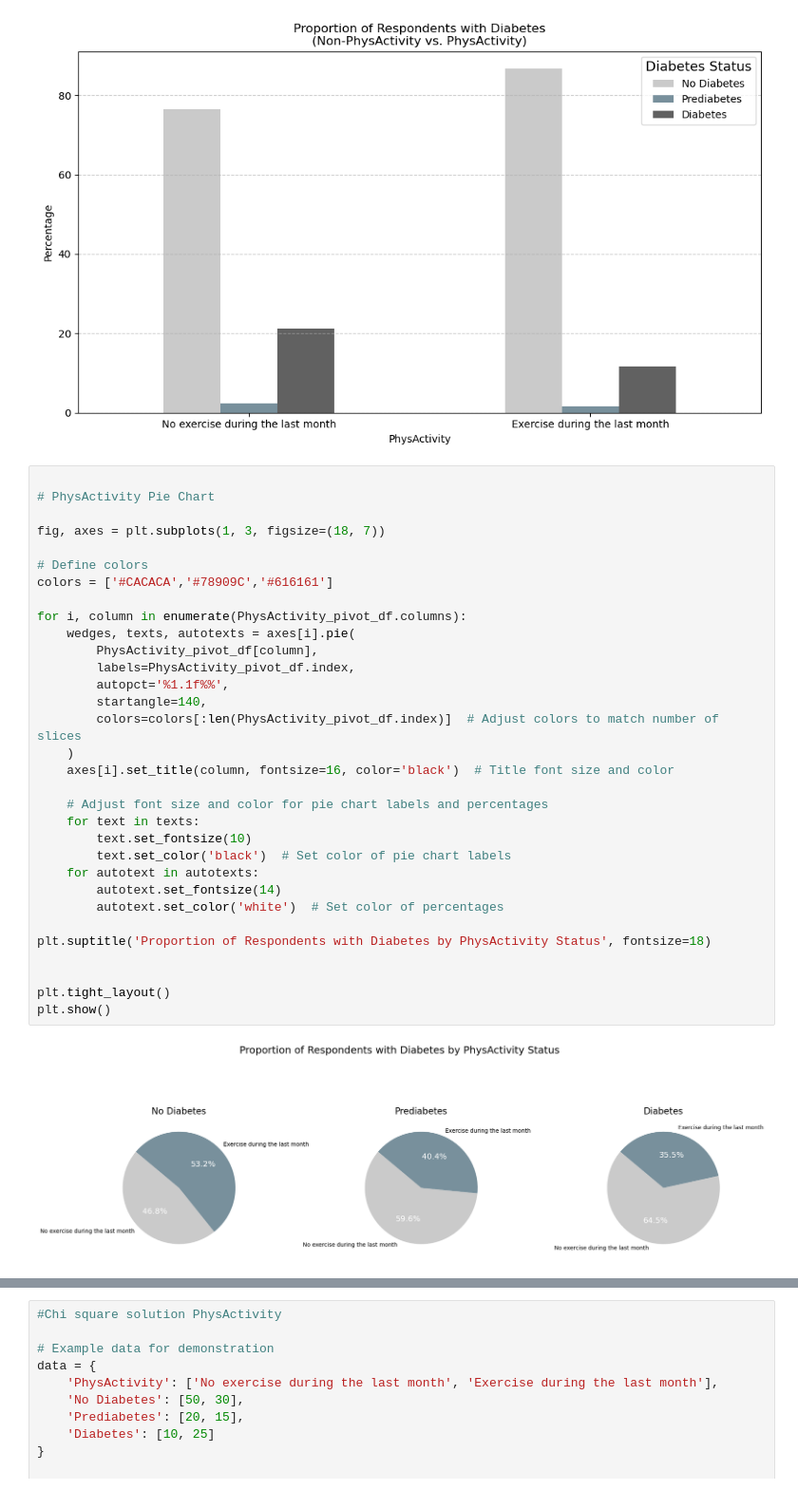
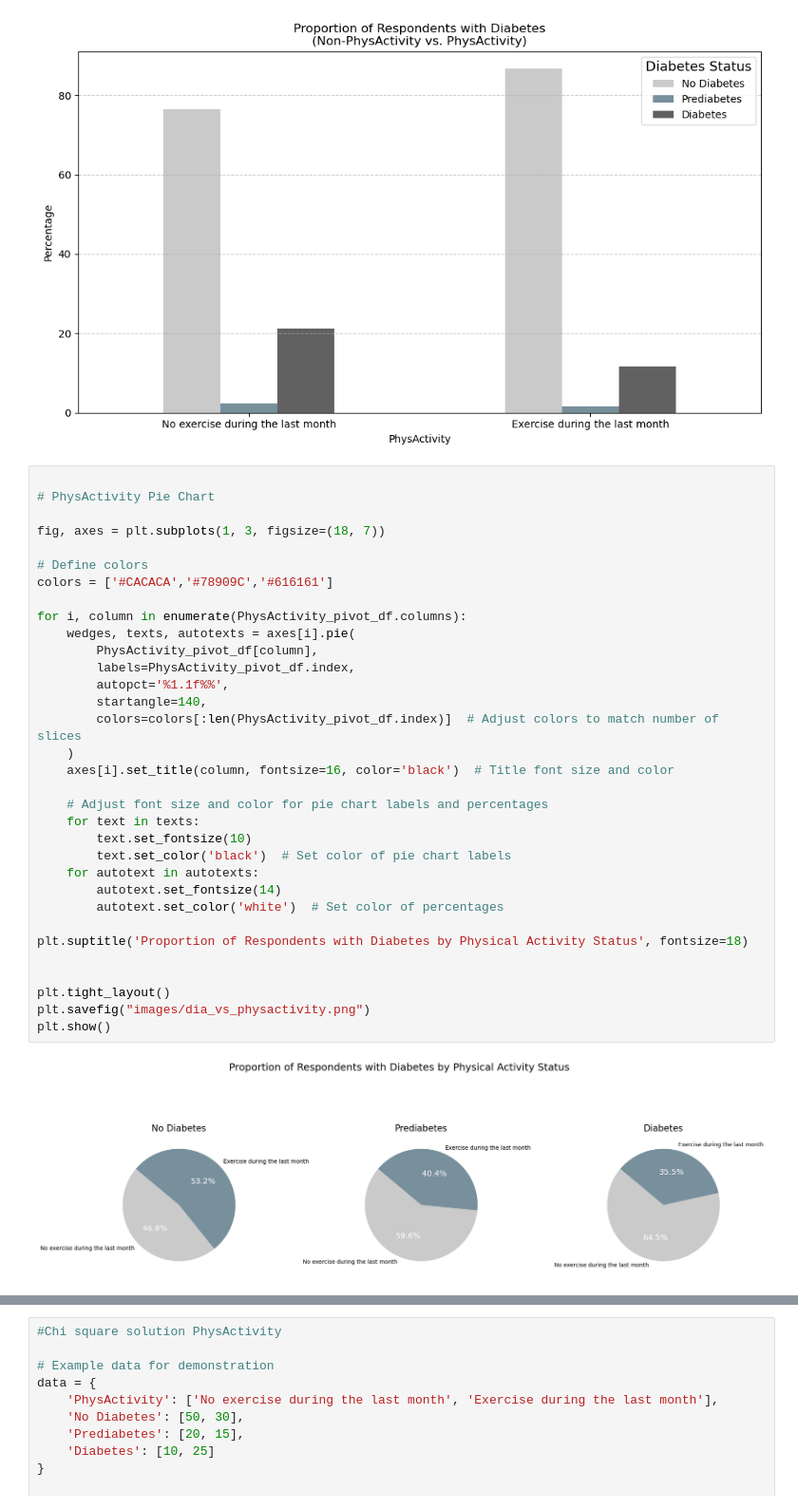
Before and after one commit to williamlevine/project-one, a Jupyter notebook: main_notebook.ipynb, the cells around one changed output, grey strips where cells are left out. Shown: that part at 95% size. Saved outputs shown, nothing was run; the diff lists cells and outputs as text.

```diff
--- a/main_notebook.ipynb
+++ b/main_notebook.ipynb
@@ -144,35 +144,36 @@ plt.show()
 # PhysActivity Pie Chart
 
 fig, axes = plt.subplots(1, 3, figsize=(18, 7))
 
 # Define colors
 colors = ['#CACACA','#78909C','#616161']
 
 for i, column in enumerate(PhysActivity_pivot_df.columns):
     wedges, texts, autotexts = axes[i].pie(
         PhysActivity_pivot_df[column],
         labels=PhysActivity_pivot_df.index,
         autopct='%1.1f%%',
         startangle=140,
         colors=colors[:len(PhysActivity_pivot_df.index)]  # Adjust colors to match number of slices
     )
     axes[i].set_title(column, fontsize=16, color='black')  # Title font size and color
 
     # Adjust font size and color for pie chart labels and percentages
     for text in texts:
         text.set_fontsize(10)
         text.set_color('black')  # Set color of pie chart labels
     for autotext in autotexts:
         autotext.set_fontsize(14)
         autotext.set_color('white')  # Set color of percentages
 
-plt.suptitle('Proportion of Respondents with Diabetes by PhysActivity Status', fontsize=18)
+plt.suptitle('Proportion of Respondents with Diabetes by Physical Activity Status', fontsize=18)
 
 
 plt.tight_layout()
+plt.savefig("images/dia_vs_physactivity.png")
 plt.show()
 # %% [output]
-[figure, old version]
+[figure, new version]
 # %%
 #stacked bar chart PhysActivity
 
```
Also changed, not shown: parts of 8 cells of this notebook, 6 other files.
